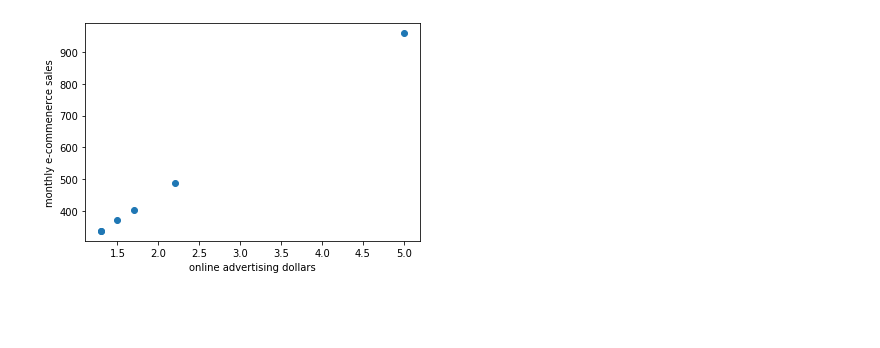
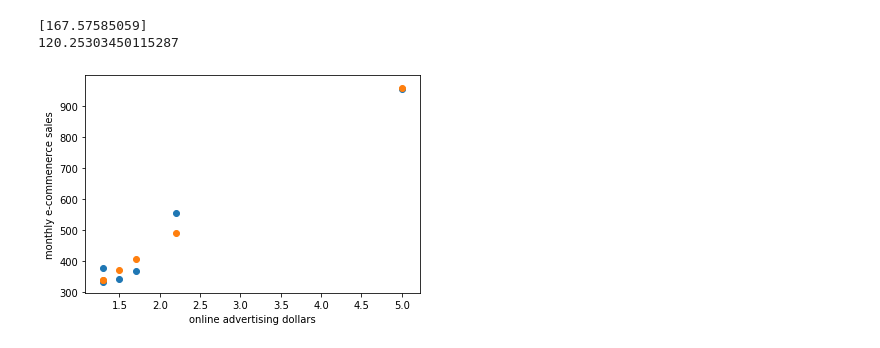
Before and after one commit to TianYu-hpu/machine_learning, a Jupyter notebook: HuberRegression.ipynb, the cells around one changed output. Saved outputs shown, nothing was run; the diff lists cells and outputs as text; code cells hidden in the pictures; blank space fills up the shorter version.

```diff
--- a/HuberRegression.ipynb
+++ b/HuberRegression.ipynb
@@ -1,23 +1,29 @@
 # %%
 import numpy as np
 import matplotlib.pyplot as plt
 from sklearn.linear_model import HuberRegressor
 #Huber损失函数
 #向量用大写形式表示
 X_train = np.array([1.7, 1.5, 1.3, 5, 1.3, 2.2])
 #标量或者预测值用小写表示
 y_train = np.array([368, 340, 376, 954, 332, 556])
 #使用默认的值进行初始化
 huber = HuberRegressor()
 #在scikit-learn中，训练数据x是二维数组，例子中是单维特征，需要变成二维数组
 X_train = X_train.reshape(-1, 1)
 #训练模型参数
 huber.fit(X_train, y_train)
-y_train_pred_huber = huber.predict(X_train)
-plt.scatter(X_train, y_train_pred_huber, label="Train Simples")
-
+y_train_predict_huber = huber.predict(X_train)
+plt.scatter(X_train, y_train, label="Train Simples")
+plt.scatter(X_train, y_train_predict_huber, label="Predict Simples")
 plt.xlabel("online advertising dollars")
 plt.ylabel("monthly e-commenerce sales")
+#系数
+print(huber.coef_)
+#截距项
+print(huber.intercept_)
 plt.show()
 # %% [output]
+[167.57585059]
+120.25303450115287
-[figure, old version]
+[figure, new version]
```
Also changed, not shown: 15 other files.
